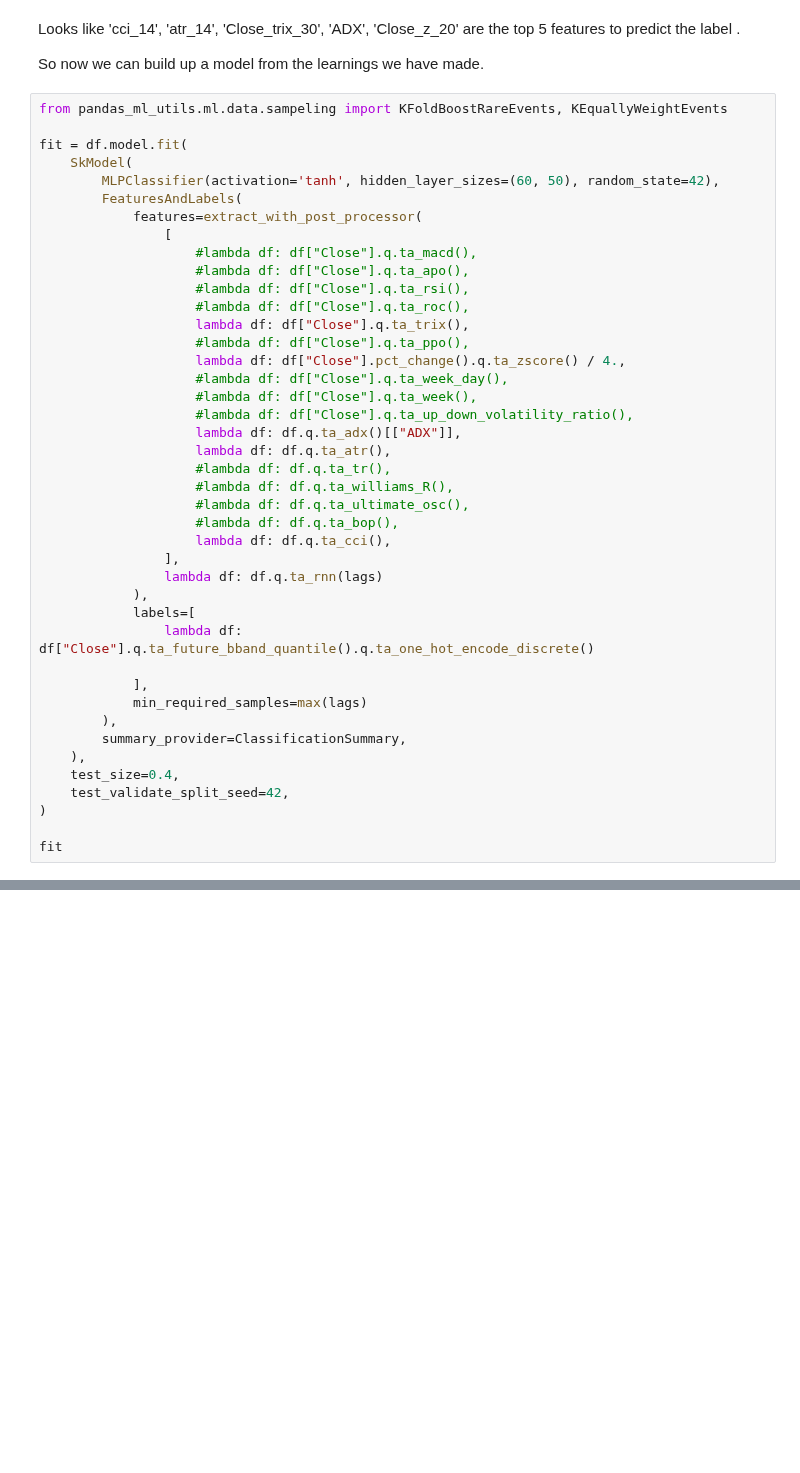
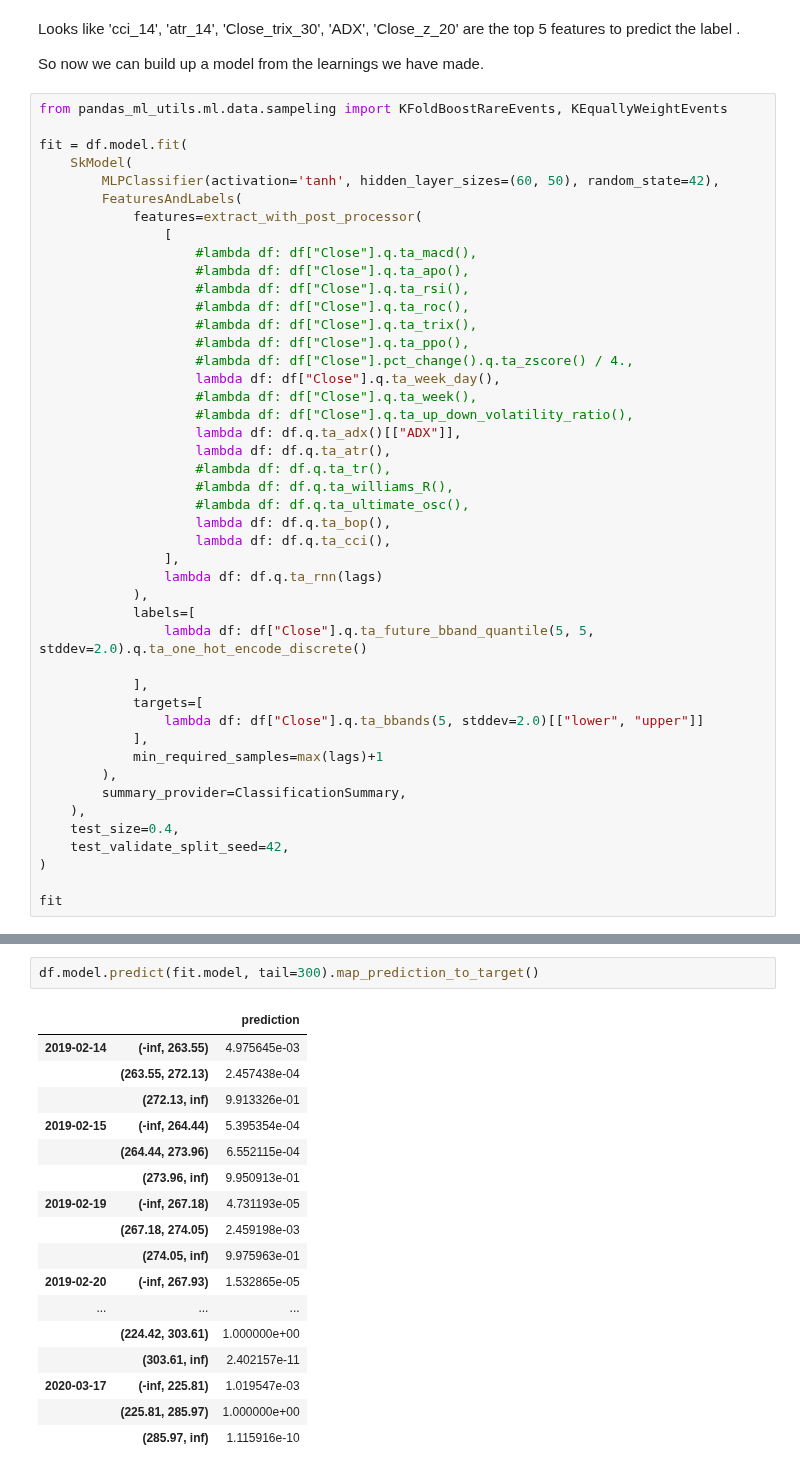
Before and after one commit to KIC/pandas-ml-quant, a Jupyter notebook: Readme.ipynb, the cells around one changed output, grey strips where cells are left out. Cells and saved outputs as stored; diff of their text form; blank space fills up the shorter version.

```diff
--- a/Readme.ipynb
+++ b/Readme.ipynb
@@ -197,10 +197,10 @@ fit = df.model.fit(
                     #lambda df: df["Close"].q.ta_apo(),
                     #lambda df: df["Close"].q.ta_rsi(),
                     #lambda df: df["Close"].q.ta_roc(),
-                    lambda df: df["Close"].q.ta_trix(),
+                    #lambda df: df["Close"].q.ta_trix(),
                     #lambda df: df["Close"].q.ta_ppo(),
-                    lambda df: df["Close"].pct_change().q.ta_zscore() / 4.,
-                    #lambda df: df["Close"].q.ta_week_day(),
+                    #lambda df: df["Close"].pct_change().q.ta_zscore() / 4.,
+                    lambda df: df["Close"].q.ta_week_day(),
                     #lambda df: df["Close"].q.ta_week(),
                     #lambda df: df["Close"].q.ta_up_down_volatility_ratio(),
                     lambda df: df.q.ta_adx()[["ADX"]],
@@ -208,16 +208,19 @@ fit = df.model.fit(
                     #lambda df: df.q.ta_tr(),
                     #lambda df: df.q.ta_williams_R(),
                     #lambda df: df.q.ta_ultimate_osc(),
-                    #lambda df: df.q.ta_bop(),
+                    lambda df: df.q.ta_bop(),
                     lambda df: df.q.ta_cci(),
                 ],
                 lambda df: df.q.ta_rnn(lags)
             ),
             labels=[
-                lambda df: df["Close"].q.ta_future_bband_quantile().q.ta_one_hot_encode_discrete()
+                lambda df: df["Close"].q.ta_future_bband_quantile(5, 5, stddev=2.0).q.ta_one_hot_encode_discrete()
 
             ],
-            min_required_samples=max(lags)
+            targets=[
+                lambda df: df["Close"].q.ta_bbands(5, stddev=2.0)[["lower", "upper"]]
+            ],
+            min_required_samples=max(lags)+1
         ),
         summary_provider=ClassificationSummary,
     ),
@@ -234,0 +247,20 @@ Woohooo ... 100% accuracy in the traing-set ... looks like we are a bit overfitt
+# %%
+df.model.predict(fit.model, tail=300).map_prediction_to_target()
+# %% [output]
+|  |  | prediction |
+| 2019-02-14 | (-inf, 263.55) | 4.975645e-03 |
+|  | (263.55, 272.13) | 2.457438e-04 |
+|  | (272.13, inf) | 9.913326e-01 |
+| 2019-02-15 | (-inf, 264.44) | 5.395354e-04 |
+|  | (264.44, 273.96) | 6.552115e-04 |
+|  | (273.96, inf) | 9.950913e-01 |
+| 2019-02-19 | (-inf, 267.18) | 4.731193e-05 |
+|  | (267.18, 274.05) | 2.459198e-03 |
+|  | (274.05, inf) | 9.975963e-01 |
+| 2019-02-20 | (-inf, 267.93) | 1.532865e-05 |
+| ... | ... | ... |
+|  | (224.42, 303.61) | 1.000000e+00 |
+|  | (303.61, inf) | 2.402157e-11 |
+| 2020-03-17 | (-inf, 225.81) | 1.019547e-03 |
+|  | (225.81, 285.97) | 1.000000e+00 |
+|  | (285.97, inf) | 1.115916e-10 |
```
Also changed, not shown: parts of 12 cells of this notebook, 5 other files.
